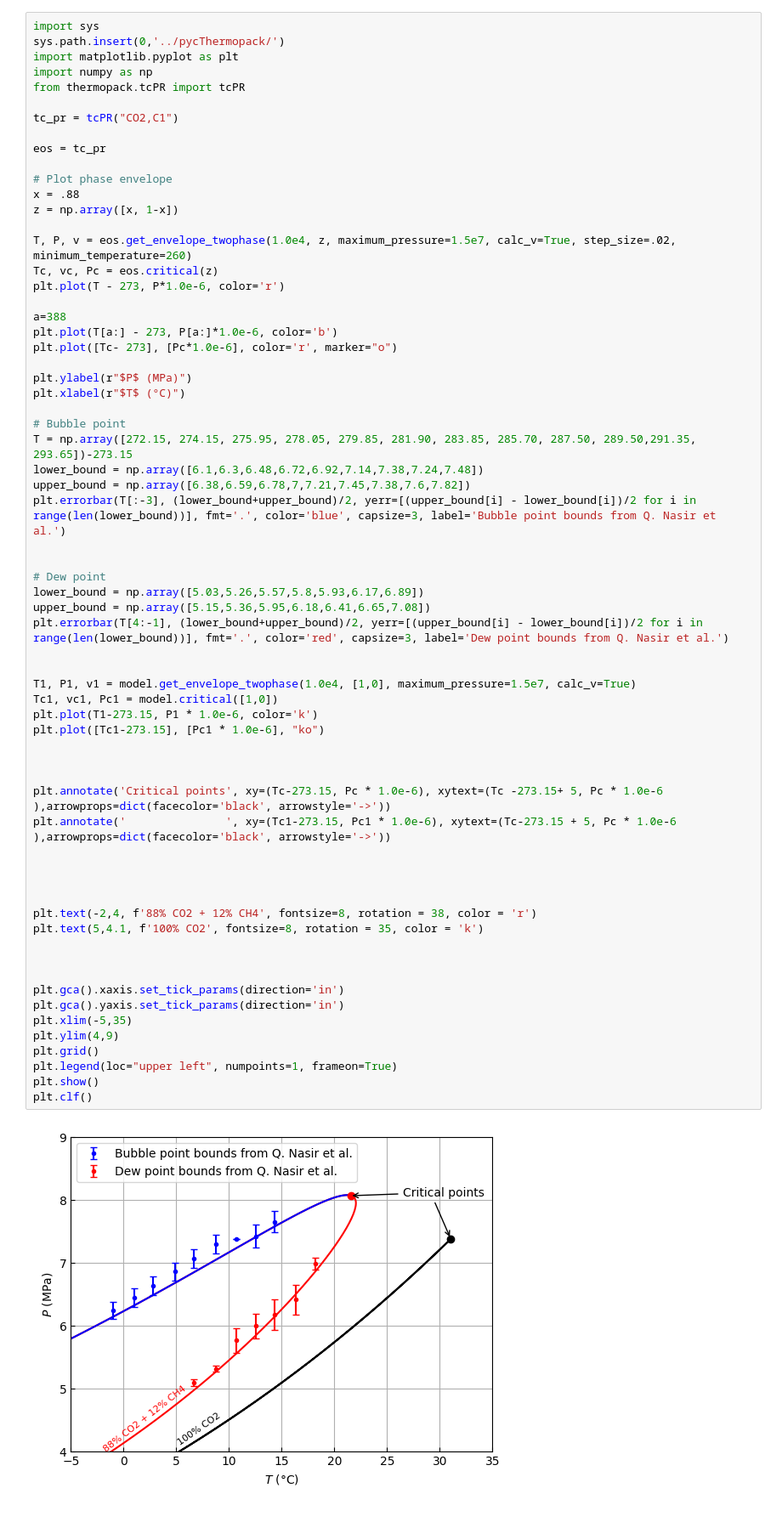
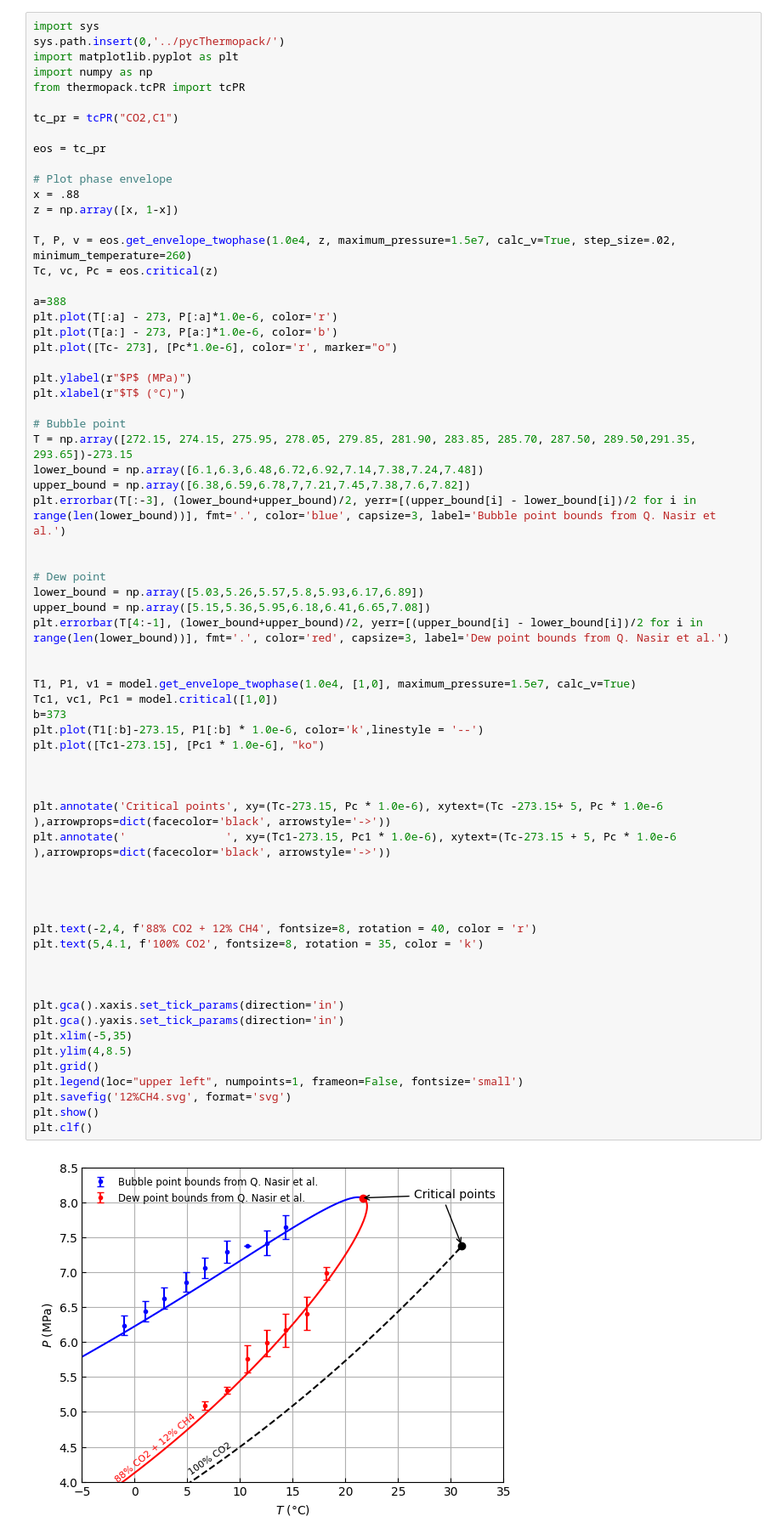
Before and after one commit to MohamedAmineBouguezzoul/Stage-3A, a Jupyter notebook: Aramco/Plots.ipynb, the cells around one changed output. Shown at 85% size. Drawn from its saved outputs; the diff is of its cells as text.

```diff
--- a/Aramco/Plots.ipynb
+++ b/Aramco/Plots.ipynb
@@ -230,9 +115,9 @@ z = np.array([x, 1-x])
 
 T, P, v = eos.get_envelope_twophase(1.0e4, z, maximum_pressure=1.5e7, calc_v=True, step_size=.02, minimum_temperature=260)
 Tc, vc, Pc = eos.critical(z)
-plt.plot(T - 273, P*1.0e-6, color='r')
 
 a=388
+plt.plot(T[:a] - 273, P[:a]*1.0e-6, color='r')
 plt.plot(T[a:] - 273, P[a:]*1.0e-6, color='b')
 plt.plot([Tc- 273], [Pc*1.0e-6], color='r', marker="o")
 
@@ -248,36 +133,38 @@ plt.errorbar(T[:-3], (lower_bound+upper_bound)/2, yerr=[(upper_bound[i] - lower_
 
 # Dew point
 lower_bound = np.array([5.03,5.26,5.57,5.8,5.93,6.17,6.89])
 upper_bound = np.array([5.15,5.36,5.95,6.18,6.41,6.65,7.08])
 plt.errorbar(T[4:-1], (lower_bound+upper_bound)/2, yerr=[(upper_bound[i] - lower_bound[i])/2 for i in range(len(lower_bound))], fmt='.', color='red', capsize=3, label='Dew point bounds from Q. Nasir et al.')
 
 
 T1, P1, v1 = model.get_envelope_twophase(1.0e4, [1,0], maximum_pressure=1.5e7, calc_v=True)
 Tc1, vc1, Pc1 = model.critical([1,0])
-plt.plot(T1-273.15, P1 * 1.0e-6, color='k')
+b=373
+plt.plot(T1[:b]-273.15, P1[:b] * 1.0e-6, color='k',linestyle = '--')
 plt.plot([Tc1-273.15], [Pc1 * 1.0e-6], "ko")
 
 
 
 plt.annotate('Critical points', xy=(Tc-273.15, Pc * 1.0e-6), xytext=(Tc -273.15+ 5, Pc * 1.0e-6 ),arrowprops=dict(facecolor='black', arrowstyle='->'))
 plt.annotate('               ', xy=(Tc1-273.15, Pc1 * 1.0e-6), xytext=(Tc-273.15 + 5, Pc * 1.0e-6 ),arrowprops=dict(facecolor='black', arrowstyle='->'))
 
 
 
 
-plt.text(-2,4, f'88% CO2 + 12% CH4', fontsize=8, rotation = 38, color = 'r')
+plt.text(-2,4, f'88% CO2 + 12% CH4', fontsize=8, rotation = 40, color = 'r')
 plt.text(5,4.1, f'100% CO2', fontsize=8, rotation = 35, color = 'k')
 
 
 
 plt.gca().xaxis.set_tick_params(direction='in')
 plt.gca().yaxis.set_tick_params(direction='in')
 plt.xlim(-5,35)
-plt.ylim(4,9)
+plt.ylim(4,8.5)
 plt.grid()
-plt.legend(loc="upper left", numpoints=1, frameon=True)
+plt.legend(loc="upper left", numpoints=1, frameon=False, fontsize='small')
+plt.savefig('12%CH4.svg', format='svg')
 plt.show()
 plt.clf()
 # %% [output]
-[figure, old version]
+[figure, new version]
 <Figure size 640x480 with 0 Axes>
```
Also changed, not shown: parts of 3 cells of this notebook, 6 other files.
